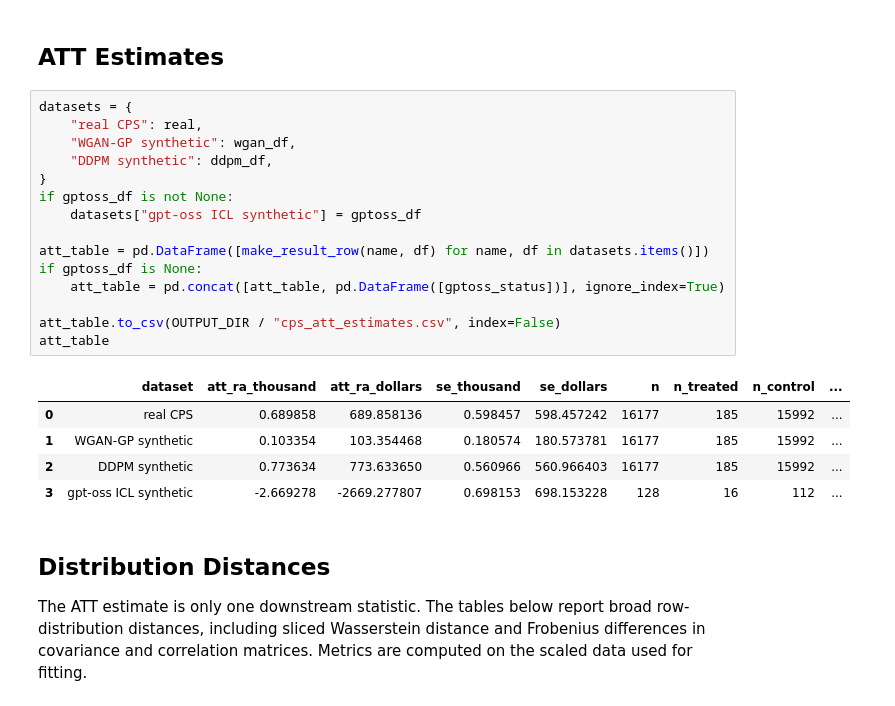
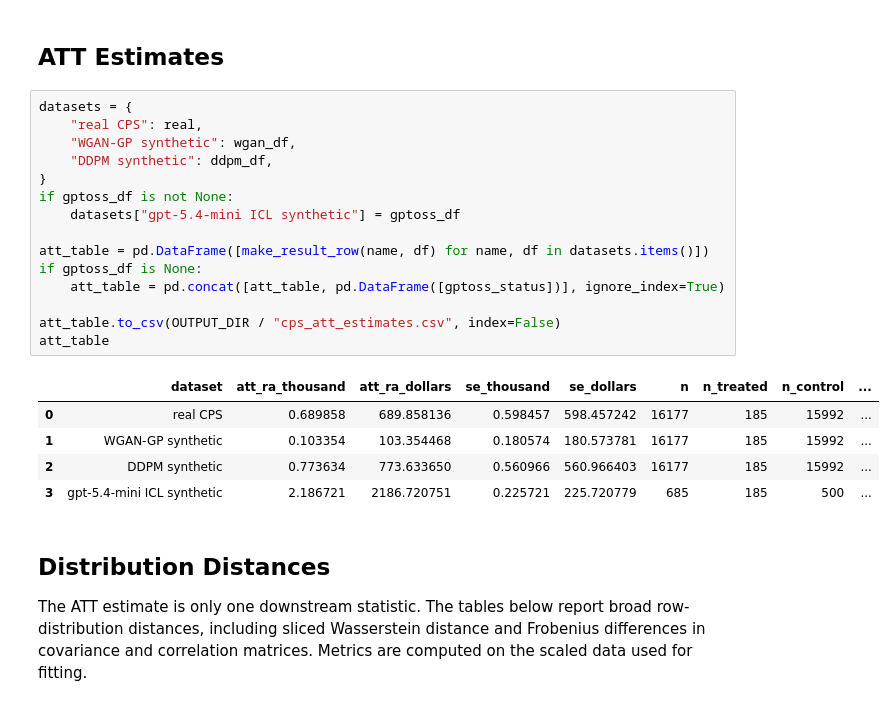
Before and after one commit to apoorvalal/torchonometrics, a Jupyter notebook: nb/lalonde_cps_simdgp_application.ipynb, the cells around one changed output. Drawn from its saved outputs; the diff is of its cells as text.

```diff
--- a/nb/lalonde_cps_simdgp_application.ipynb
+++ b/nb/lalonde_cps_simdgp_application.ipynb
@@ -418,24 +456,24 @@ gptoss_status
 # %%
 datasets = {
     "real CPS": real,
     "WGAN-GP synthetic": wgan_df,
     "DDPM synthetic": ddpm_df,
 }
 if gptoss_df is not None:
-    datasets["gpt-oss ICL synthetic"] = gptoss_df
+    datasets["gpt-5.4-mini ICL synthetic"] = gptoss_df
 
 att_table = pd.DataFrame([make_result_row(name, df) for name, df in datasets.items()])
 if gptoss_df is None:
     att_table = pd.concat([att_table, pd.DataFrame([gptoss_status])], ignore_index=True)
 
 att_table.to_csv(OUTPUT_DIR / "cps_att_estimates.csv", index=False)
 att_table
 # %% [output]
 |  | dataset | att_ra_thousand | att_ra_dollars | se_thousand | se_dollars | n | n_treated | n_control | ... |
 | 0 | real CPS | 0.689858 | 689.858136 | 0.598457 | 598.457242 | 16177 | 185 | 15992 | ... |
 | 1 | WGAN-GP synthetic | 0.103354 | 103.354468 | 0.180574 | 180.573781 | 16177 | 185 | 15992 | ... |
 | 2 | DDPM synthetic | 0.773634 | 773.633650 | 0.560966 | 560.966403 | 16177 | 185 | 15992 | ... |
-| 3 | gpt-oss ICL synthetic | -2.669278 | -2669.277807 | 0.698153 | 698.153228 | 128 | 16 | 112 | ... |
+| 3 | gpt-5.4-mini ICL synthetic | 2.186721 | 2186.720751 | 0.225721 | 225.720779 | 685 | 185 | 500 | ... |
 # %% [markdown]
 ## Distribution Distances
 
```
Also changed, not shown: parts of 8 cells of this notebook.
